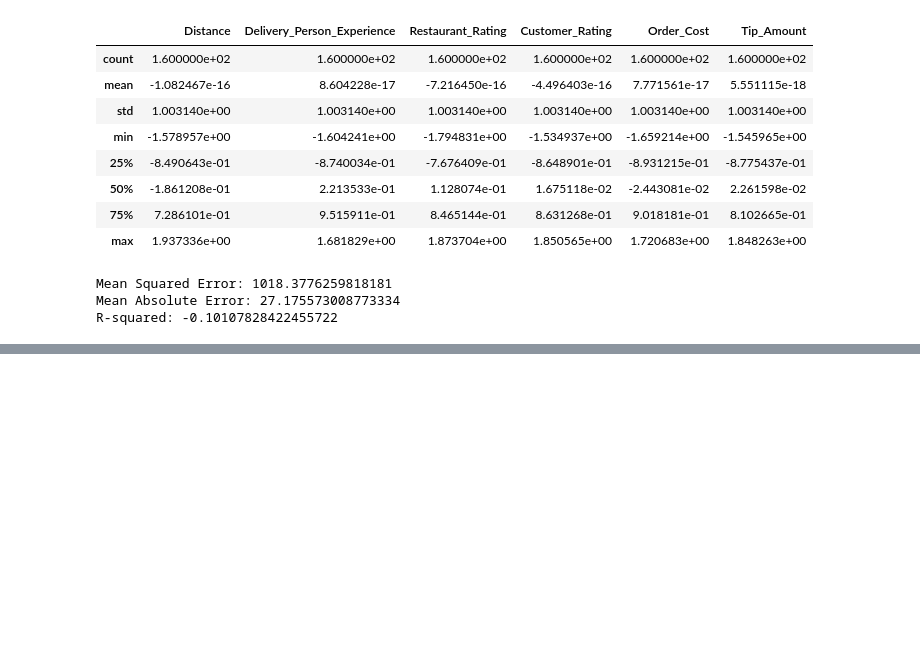
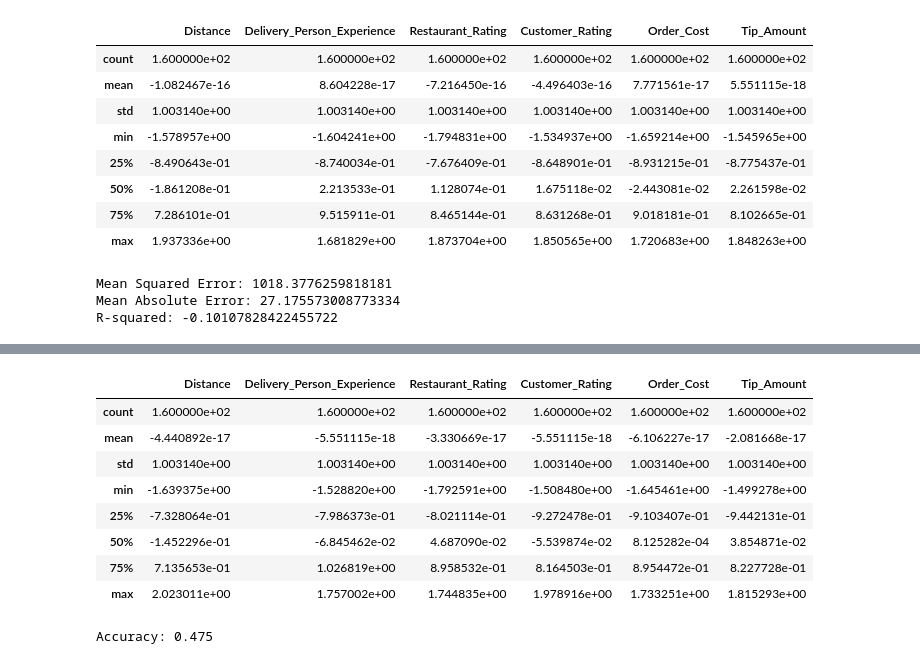
Before and after one commit to R-Mohith24/Food_delivery_prediction, a Jupyter notebook: Assignment1.ipynb, the cells around one changed output, grey strips where cells are left out. Drawn from its saved outputs; the diff is of its cells as text; code cells hidden in the pictures; blank space fills up the shorter version.

```diff
--- a/Assignment1.ipynb
+++ b/Assignment1.ipynb
@@ -239,0 +244,3 @@ R-squared: -0.10107828422455722
+# %%
+df['Delivery_Status'] = (df['Delivery_Time'] > 72.775).astype(int)
+df['Delivery_Status'].value_counts()
@@ -239,0 +253,14 @@ R-squared: -0.10107828422455722
+# %%
+X = df.drop(columns=['Delivery_Time', 'Delivery_Status', 'Customer_Location', 'Restaurant_Location'])
+y = df['Delivery_Status']
+# %%
+from sklearn.model_selection import train_test_split
+
+X_train, X_test, y_train, y_test = train_test_split(
+    X, y, test_size=0.2, random_state=42, stratify=y
+)
+
+print(X_train.shape)
+print(X_test.shape)
+print(y_train.value_counts())
+print(y_test.value_counts())
@@ -239,0 +278,27 @@ R-squared: -0.10107828422455722
+# %%
+from sklearn.preprocessing import StandardScaler
+
+numeric_cols = [
+    'Distance',
+    'Delivery_Person_Experience',
+    'Restaurant_Rating',
+    'Customer_Rating',
+    'Order_Cost',
+    'Tip_Amount'
+]
+
+scaler = StandardScaler()
+
+X_train[numeric_cols] = scaler.fit_transform(X_train[numeric_cols])
+X_test[numeric_cols] = scaler.transform(X_test[numeric_cols])
+X_train[numeric_cols].describe()
+# %% [output]
+|  | Distance | Delivery_Person_Experience | Restaurant_Rating | Customer_Rating | Order_Cost | Tip_Amount |
+| count | 1.600000e+02 | 1.600000e+02 | 1.600000e+02 | 1.600000e+02 | 1.600000e+02 | 1.600000e+02 |
+| mean | -4.440892e-17 | -5.551115e-18 | -3.330669e-17 | -5.551115e-18 | -6.106227e-17 | -2.081668e-17 |
+| std | 1.003140e+00 | 1.003140e+00 | 1.003140e+00 | 1.003140e+00 | 1.003140e+00 | 1.003140e+00 |
+| min | -1.639375e+00 | -1.528820e+00 | -1.792591e+00 | -1.508480e+00 | -1.645461e+00 | -1.499278e+00 |
+| 25% | -7.328064e-01 | -7.986373e-01 | -8.021114e-01 | -9.272478e-01 | -9.103407e-01 | -9.442131e-01 |
+| 50% | -1.452296e-01 | -6.845462e-02 | 4.687090e-02 | -5.539874e-02 | 8.125282e-04 | 3.854871e-02 |
+| 75% | 7.135653e-01 | 1.026819e+00 | 8.958532e-01 | 8.164503e-01 | 8.954472e-01 | 8.227728e-01 |
+| max | 2.023011e+00 | 1.757002e+00 | 1.744835e+00 | 1.978916e+00 | 1.733251e+00 | 1.815293e+00 |
@@ -239,0 +309,5 @@ R-squared: -0.10107828422455722
+# %%
+accuracy = accuracy_score(y_test, y_pred)
+print("Accuracy:", accuracy)
+# %% [output]
+Accuracy: 0.475
```
Also changed, not shown: parts of 7 cells of this notebook.
